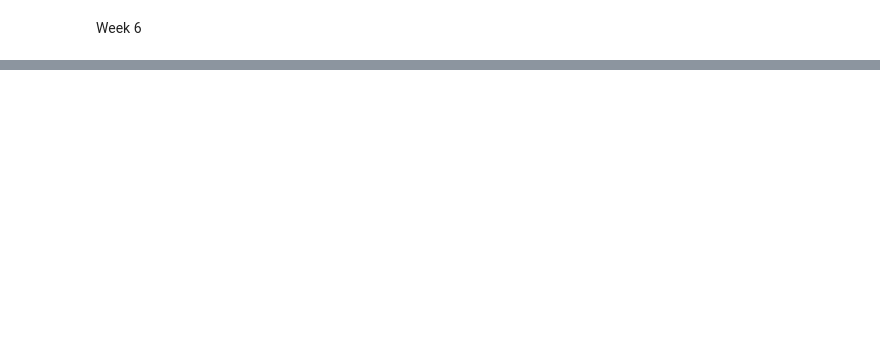
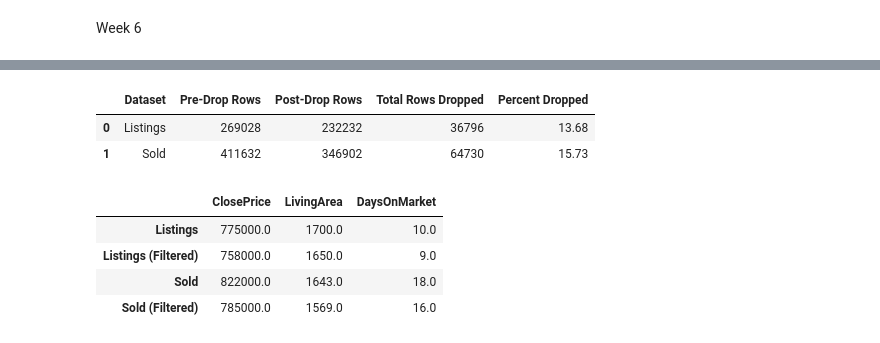
Before and after one commit to saanvik9/IDX-Exchange-Data-Analyst, a Jupyter notebook: IDX Exchange Work/IDX Exchange Analysis.ipynb, the cells around one changed output, grey strips where cells are left out. Cells and saved outputs as stored; diff of their text form; code cells hidden in the pictures; blank space fills up the shorter version.

```diff
--- a/IDX Exchange Work/IDX Exchange Analysis.ipynb
+++ b/IDX Exchange Work/IDX Exchange Analysis.ipynb
@@ -2060,0 +2372,6 @@ sold.to_csv("sold_week_6.csv", index=False)
+# %%
+print("--- Listings ---")
+listings_flag = flag_outliers(listings)
+
+print("\n--- Sold ---")
+sold_flag = flag_outliers(sold)
@@ -2060,0 +2402,40 @@ sold.to_csv("sold_week_6.csv", index=False)
+# %%
+listings_drop = listings_flag[~listings_flag["any_outlier_flag"]]
+sold_drop = sold_flag[~sold_flag["any_outlier_flag"]]
+
+listings_flag.to_csv("listings_flag.csv", index=False)
+listings_drop.to_csv("listings_drop.csv", index=False)
+sold_flag.to_csv("sold_flag.csv", index=False)
+sold_drop.to_csv("sold_drop.csv", index=False)
+# %%
+rows = []
+for name, before, after in [("Listings", listings, listings_drop), ("Sold", sold, sold_drop)]:
+    rows.append({
+        "Dataset": name,
+        "Pre-Drop Rows": len(before),
+        "Post-Drop Rows": len(after),
+        "Total Rows Dropped": len(before) - len(after),
+        "Percent Dropped": round((len(before) - len(after)) / len(before) * 100, 2),
+    })
+
+row_summary = pd.DataFrame(rows)
+row_summary
+# %% [output]
+|  | Dataset | Pre-Drop Rows | Post-Drop Rows | Total Rows Dropped | Percent Dropped |
+| 0 | Listings | 269028 | 232232 | 36796 | 13.68 |
+| 1 | Sold | 411632 | 346902 | 64730 | 15.73 |
+# %%
+medians = pd.DataFrame({
+    "Listings": listings[KEY_FIELDS].median(),
+    "Listings (Filtered)": listings_drop[KEY_FIELDS].median(),
+    "Sold": sold[KEY_FIELDS].median(),
+    "Sold (Filtered)": sold_drop[KEY_FIELDS].median(),
+}).T
+
+medians
+# %% [output]
+|  | ClosePrice | LivingArea | DaysOnMarket |
+| Listings | 775000.0 | 1700.0 | 10.0 |
+| Listings (Filtered) | 758000.0 | 1650.0 | 9.0 |
+| Sold | 822000.0 | 1643.0 | 18.0 |
+| Sold (Filtered) | 785000.0 | 1569.0 | 16.0 |
```
Also changed, not shown: parts of 45 cells of this notebook.
